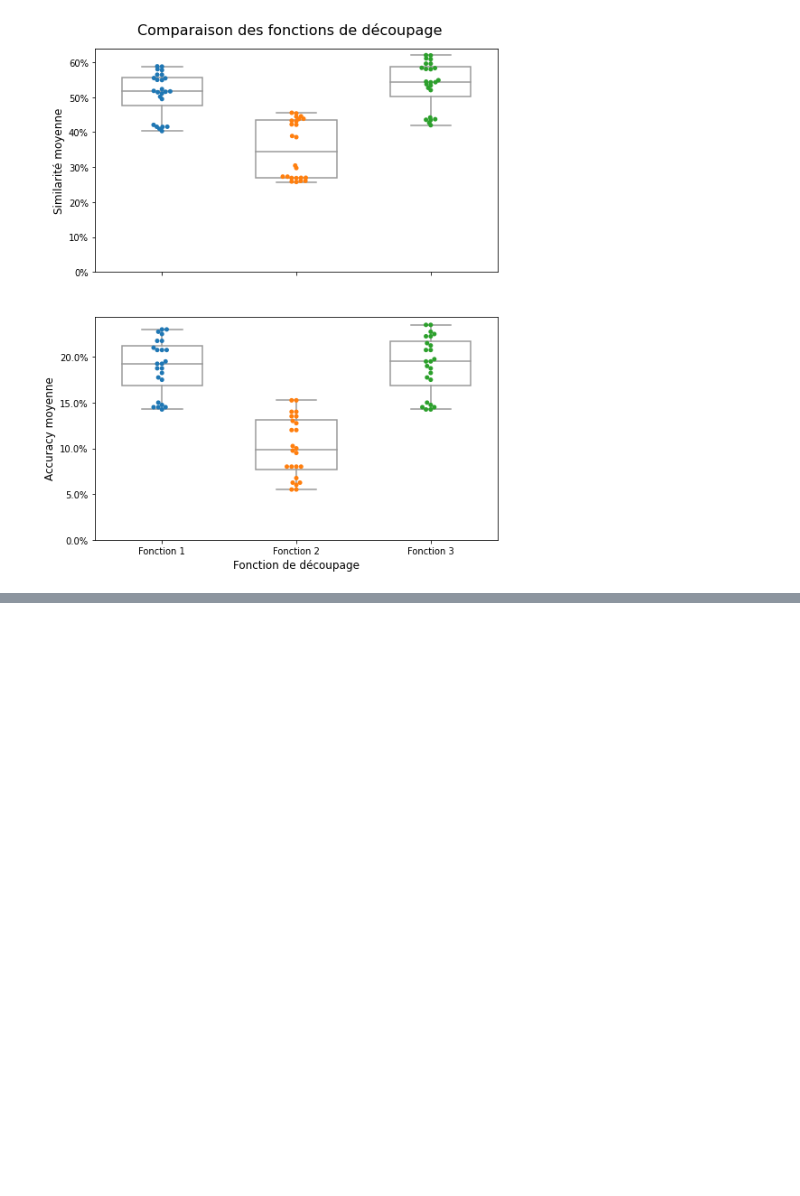
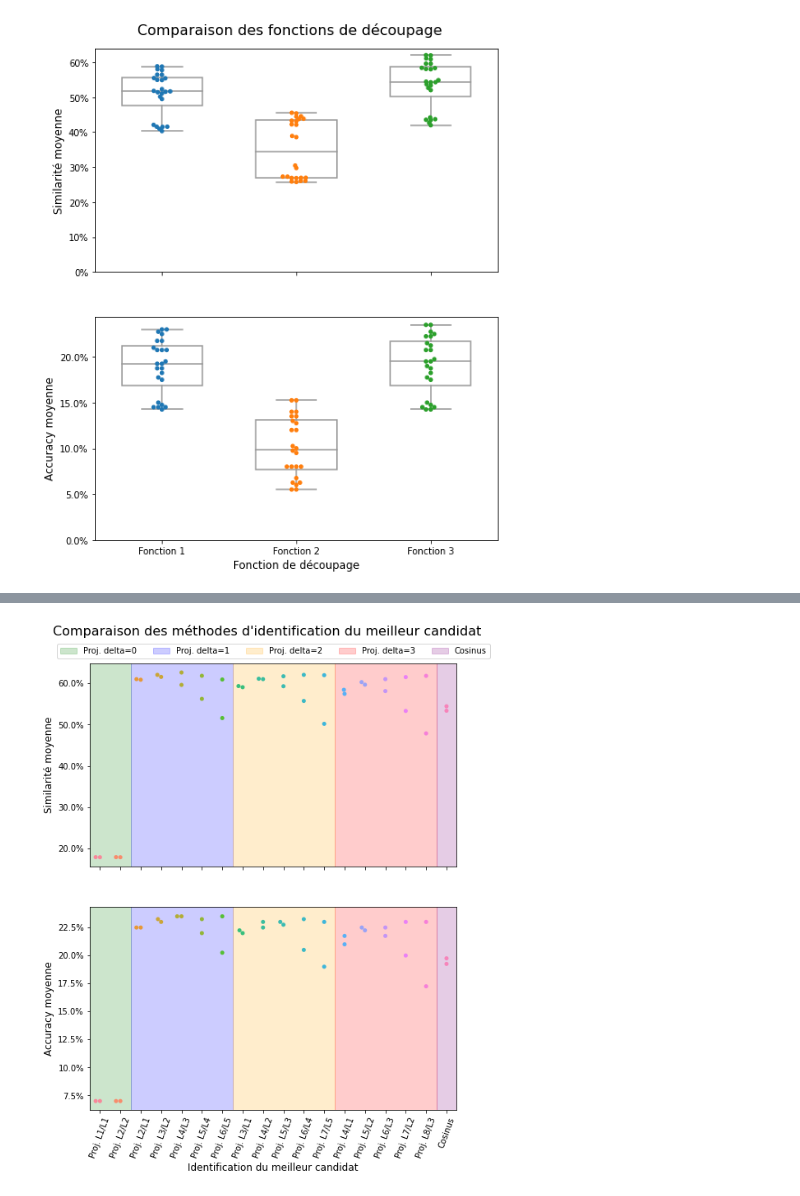
Before and after one commit to UltraDiuve/PIM-Recognizer, a Jupyter notebook: report/notebooks/model_tuning.ipynb, the cells around one changed output, grey strips where cells are left out. Cells and saved outputs as stored; diff of their text form; code cells hidden in the pictures; blank space fills up the shorter version.

Commit message:
more work on tuning

```diff
--- a/report/notebooks/model_tuning.ipynb
+++ b/report/notebooks/model_tuning.ipynb
@@ -344,10 +414,21 @@ Launching 8 processes.
 # %%
-labels = ['l2, l1',
+labels = ['l1, l1',
+          'l2, l2',
+          'l2, l1',
           'l3, l2',
+          'l4, l3',
+          'l5, l4',
+          'l6, l5',
           'l3, l1',
-          'l4, l3',
           'l4, l2',
-          'l5, l4',
+          'l5, l3',
+          'l6, l4',
+          'l7, l5',
+          'l4, l1',
+          'l5, l2',
+          'l6, l3',
+          'l7, l4',
+          'l8, l5',
           'cosine',
          ]
 
@@ -834,0 +1030,2 @@ fig.savefig(Path('..') / 'img' / 'tuning_split.png', bbox_inches='tight')
+# %%
+result_df['simil_kind'] = result_df['similarity'] + result_df['source_norm'] + result_df['projected_norm']
@@ -834,0 +1036,76 @@ fig.savefig(Path('..') / 'img' / 'tuning_split.png', bbox_inches='tight')
+# %%
+fig, axs = plt.subplots(nrows= 2, figsize=(8,10), sharex=True)
+
+feats = ['mean_test_similarity', 'mean_test_accuracy']
+
+parms = {'data': result_df.loc[(result_df['run'] == 2) &
+                               (result_df['strip_accents'] == 'accent_removal') &
+                               (result_df['stop_words'] == 'stop_word_list') &
+                               (result_df['scoring'].isin({'default', 'not_applicable'})) &
+                               (result_df['embedding_method'].isin({'no_embedding', 'not_applicable'}))],
+         'x': 'simil_kind',
+         'hue': None,
+        }
+
+patch_list = [
+              mpatch.Rectangle((-1, 0), 2.5, 1, color='green', alpha=.2, edgecolor=None),
+              mpatch.Rectangle((1.5, 0), 5, 1, color='blue', alpha=.2, edgecolor=None),
+              mpatch.Rectangle((6.5, 0), 5, 1, color='orange', alpha=.2, edgecolor=None),
+              mpatch.Rectangle((11.5, 0), 5, 1, color='red', alpha=.2, edgecolor=None),
+              mpatch.Rectangle((16.5, 0), 2, 1, color='purple', alpha=.2, edgecolor=None),
+              mpatch.Rectangle((-1, 0), 2.5, 1, color='green', alpha=.2, edgecolor=None),
+              mpatch.Rectangle((1.5, 0), 5, 1, color='blue', alpha=.2, edgecolor=None),
+              mpatch.Rectangle((6.5, 0), 5, 1, color='orange', alpha=.2, edgecolor=None),
+              mpatch.Rectangle((11.5, 0), 5, 1, color='red', alpha=.2, edgecolor=None),
+              mpatch.Rectangle((16.5, 0), 2, 1, color='purple', alpha=.2, edgecolor=None),
+             ]
+
+for i, feature in enumerate(feats):
+    swarm = sns.swarmplot(**parms,
+                          y=feature,
+                          dodge=True,
+        #                   color='blue',
+                          ax=axs[i],
+                         )
+
+    axs[i].yaxis.set_major_formatter(mtick.PercentFormatter(xmax=1.))
+    axs[i].set_xlabel('')
+    for j in range(len(patch_list) // 2):
+        axs[i].add_patch(patch_list[i * len(patch_list) // 2 + j])
+
+axs[1].set_xlabel('Identification du meilleur candidat', fontsize=12)
+axs[0].set_ylabel('Similarité moyenne', fontsize=12)
+axs[1].set_ylabel('Accuracy moyenne', fontsize=12)
+labels = ['Proj. L1/L1',
+          'Proj. L2/L2',
+          'Proj. L2/L1',
+          'Proj. L3/L2',
+          'Proj. L4/L3',
+          'Proj. L5/L4',
+          'Proj. L6/L5',
+          'Proj. L3/L1',
+          'Proj. L4/L2',
+          'Proj. L5/L3',
+          'Proj. L6/L4',
+          'Proj. L7/L5',
+          'Proj. L4/L1',
+          'Proj. L5/L2',
+          'Proj. L6/L3',
+          'Proj. L7/L2',
+          'Proj. L8/L3',
+          'Cosinus']
+plt.setp( axs[1].xaxis.get_majorticklabels(), rotation=70 )
+axs[1].set_xticklabels(labels)
+fig.legend(handles=patch_list[len(patch_list) // 2:],
+           labels=['Proj. delta=0', 'Proj. delta=1', 'Proj. delta=2', 'Proj. delta=3', 'Cosinus'],
+           loc='center',
+           ncol=5,
+           bbox_to_anchor=(0, 1, 1, 0.12),
+           bbox_transform=axs[0].transAxes,
+          )
+
+fig.suptitle("Comparaison des méthodes d'identification du meilleur candidat", fontsize=16, y=.945)
+
+fig.savefig(Path('..') / 'img' / 'tuning_similarite.png', bbox_inches='tight')
+# %% [output]
+[figure, added]
```
Also changed, not shown: parts of 28 cells of this notebook, 1 other file.
